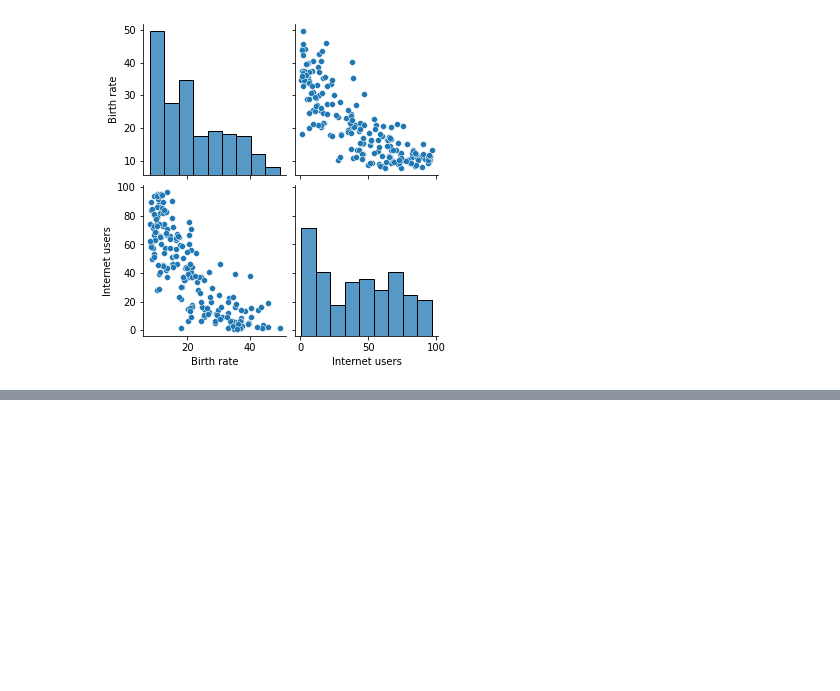
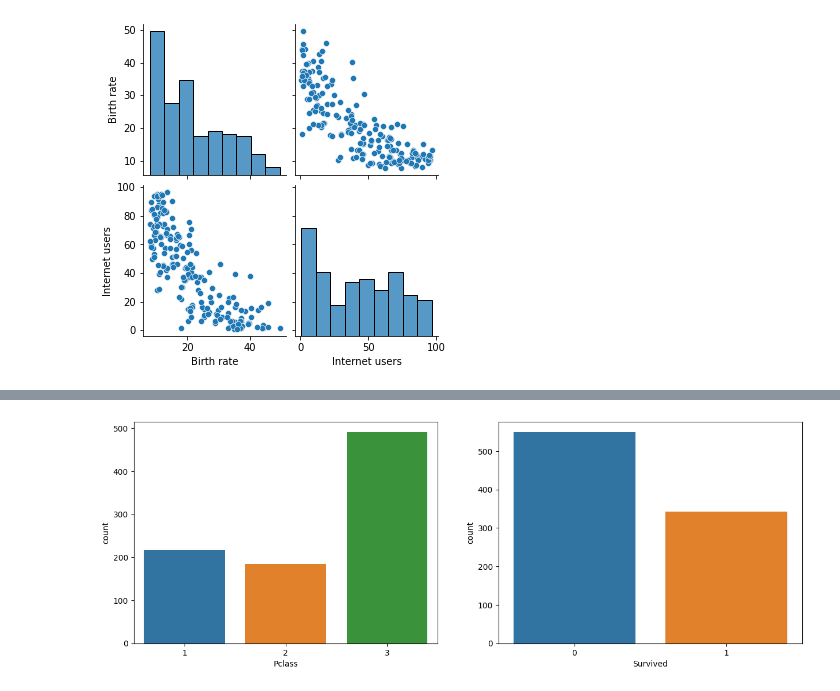
Before and after one commit to erynnguyen/python101, a Jupyter notebook: visualize_data.ipynb, the cells around one changed output, grey strips where cells are left out. Saved outputs shown, nothing was run; the diff lists cells and outputs as text; code cells hidden in the pictures; blank space fills up the shorter version.

```diff
--- a/visualize_data.ipynb
+++ b/visualize_data.ipynb
@@ -257,0 +324,17 @@ sns.pairplot(df)
+# %%
+# Innitiate a figure
+plt.figure(figsize=(15, 5))
+
+# Point to the first subplot
+# First subplot is in the layout of 1 row, 2 columns, first slot.
+plt.subplot(121)  #vị trí của sublot: số dòng-số cột của tất cả số sublot muốn tạo cho figure-vị trí của chính sublot này
+sns.countplot(data=df, x='Pclass')
+
+# Point to the first subplot
+# Second subplot is in the layout of 1 row, 2 columns, second slot.
+plt.subplot(122)  #nếu có hơn 9 sublot thì tách bằng dấu phẩy, vd(4,3,10)
+sns.countplot(data=df, x='Survived')
+
+plt.show()
+# %% [output]
+[figure, added]
```
Also changed, not shown: parts of 67 cells of this notebook.
